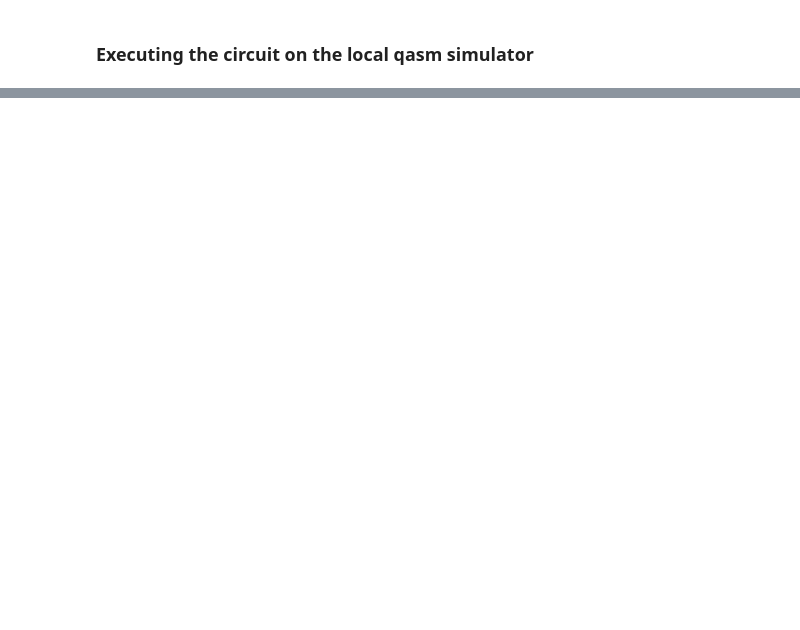
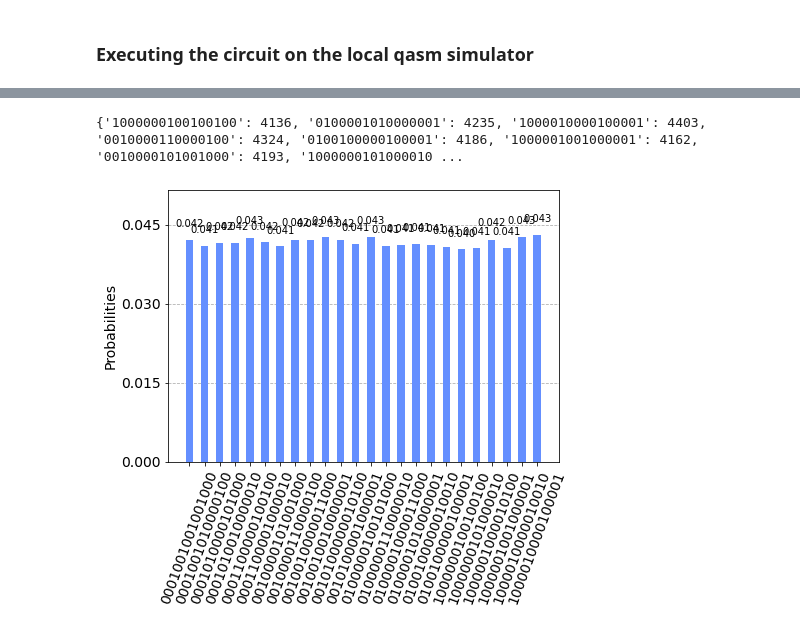
Before and after one commit to Mert-Okyay/BetheAnsatz-QM, a Jupyter notebook: betheCircuit.ipynb, the cells around one changed output, grey strips where cells are left out. Cells and saved outputs as stored; diff of their text form; code cells hidden in the pictures; blank space fills up the shorter version.

```diff
--- a/betheCircuit.ipynb
+++ b/betheCircuit.ipynb
@@ -190,3 +224,22 @@ print(counts_exp)
+# %%
+from qiskit import Aer
+
+simulator = Aer.get_backend('qasm_simulator')
+# %%
+# We've set the number of shots (repeats) of the circuit
+# to be 1024, which is the default value
+job_sim = execute(chain2, backend=simulator, shots=102400)
+# %%
+# Grab the results from the job
+result_sim = job_sim.result()
+# %%
+counts_sim = result_sim.get_counts(chain2)
+print(counts_sim)
+# %% [output]
+{'1000000100100100': 4136, '0100001010000001': 4235, '1000010000100001': 4403, '0010000110000100': 4324, '0100100000100001': 4186, '1000001001000001': 4162, '0010000101001000': 4193, '1000000101000010 ...
 # %%
+# Plot a histogram of the results
 from qiskit.visualization import plot_histogram
-plot_histogram([counts_exp,counts_sim], legend=['Device', 'Simulator'])
+plot_histogram(counts_sim)
+# %% [output]
+[figure, added]
```
Also changed, not shown: parts of 28 cells of this notebook, 1 other file.
